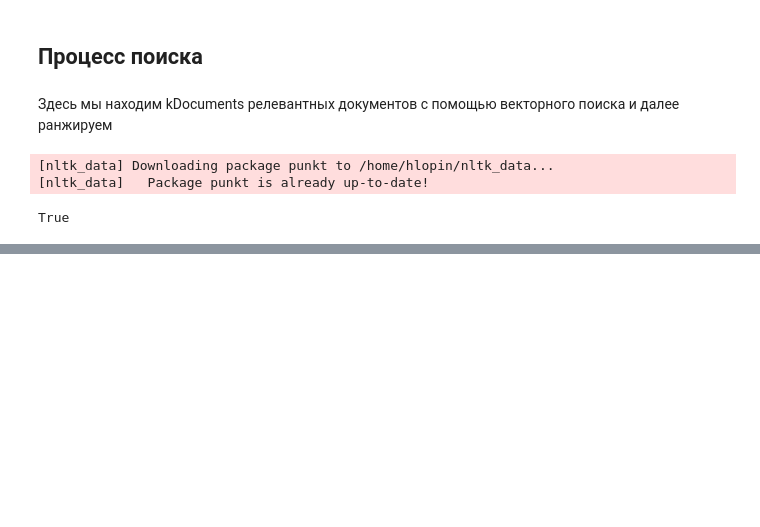
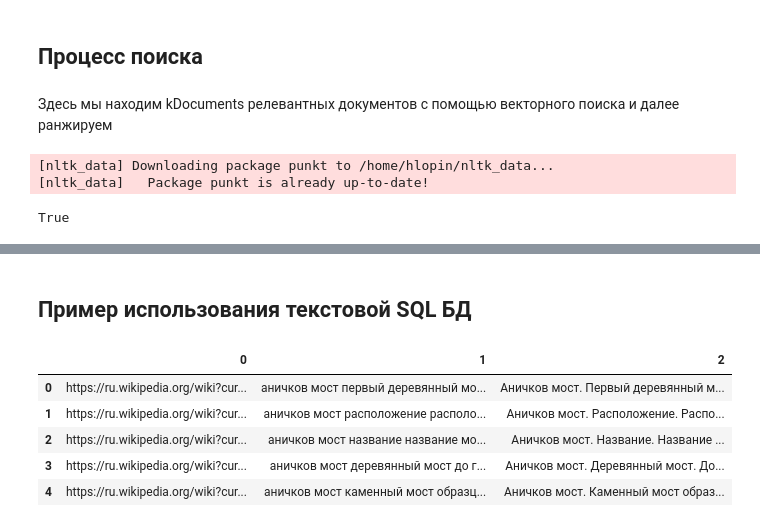
Before and after one commit to IgorvH-Developer/poiskovik, a Jupyter notebook: text_parser/parsing_pages_to_DBs.ipynb, the cells around one changed output, grey strips where cells are left out. Cells and saved outputs as stored; diff of their text form; code cells hidden in the pictures; blank space fills up the shorter version.

```diff
--- a/text_parser/parsing_pages_to_DBs.ipynb
+++ b/text_parser/parsing_pages_to_DBs.ipynb
@@ -665,0 +610,6 @@ Name: 5, dtype: object
+# %%
+query = "Какой самый большой город на земле?"
+kDocuments = 100
+docs, urls, scores = getSortedDocumentsWithUrls(query, model, kDocuments, CrossEncoderRanker())
+df = pd.DataFrame({'relevant docs': docs, 'scores': scores})
+print(df)
@@ -665,0 +651,22 @@ Name: 5, dtype: object
+# %% [markdown]
+## Пример использования текстовой SQL БД
+# %%
+def get_row_by_positions(cursor, table_name, indexes):
+    indexes_str = ', '.join(str(ind) for ind in indexes)
+    query = f"SELECT url, proc_article, article FROM {table_name} WHERE \"index\" IN ({indexes_str})"
+    cursor.execute(query)
+    return pd.DataFrame(cursor.fetchall())
+# %%
+conn = sqlite3.connect('data/data_bases/documentsMetadataDB.db')
+cursor = conn.cursor()
+# %%
+rows = get_row_by_positions(cursor, 'documents', [0, 1,2,3,4])
+# %%
+rows
+# %% [output]
+|  | 0 | 1 | 2 |
+| 0 | https://ru.wikipedia.org/wiki?cur... | аничков мост первый деревянный мо... | Аничков мост. Первый деревянный м... |
+| 1 | https://ru.wikipedia.org/wiki?cur... | аничков мост расположение располо... | Аничков мост. Расположение. Распо... |
+| 2 | https://ru.wikipedia.org/wiki?cur... | аничков мост название название мо... | Аничков мост. Название. Название ... |
+| 3 | https://ru.wikipedia.org/wiki?cur... | аничков мост деревянный мост до г... | Аничков мост. Деревянный мост. До... |
+| 4 | https://ru.wikipedia.org/wiki?cur... | аничков мост каменный мост образц... | Аничков мост. Каменный мост образ... |
```
Also changed, not shown: parts of 52 cells of this notebook, 3 other files.
